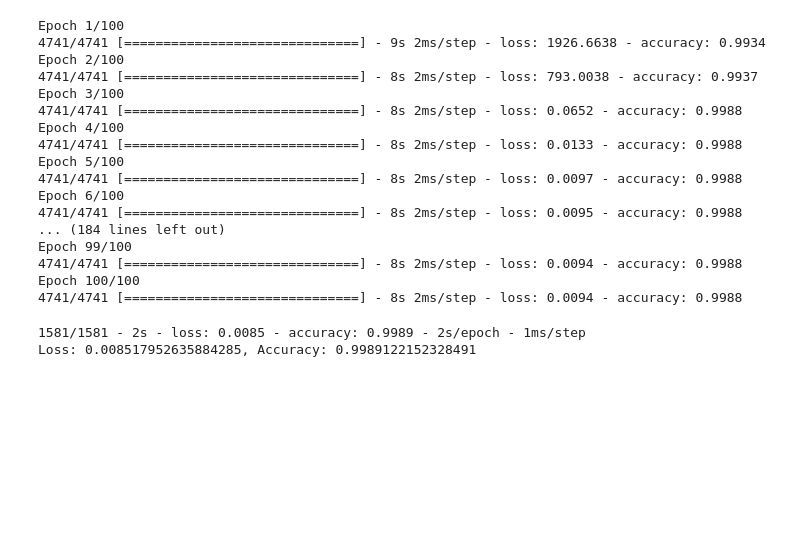
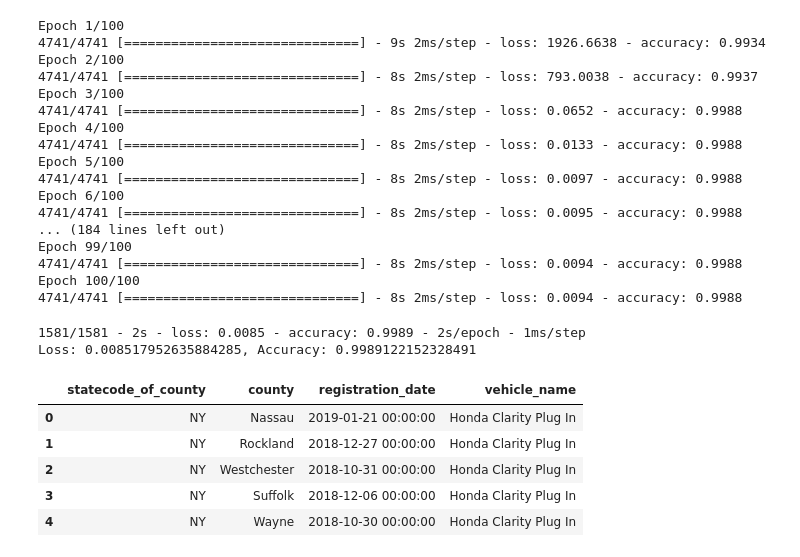
Before and after one commit to TSheridan01/Electric2, a Jupyter notebook: ML_Stations_Income.ipynb, the cells around one changed output. Saved outputs shown, nothing was run; the diff lists cells and outputs as text; code cells hidden in the pictures; blank space fills up the shorter version.

```diff
--- a/ML_Stations_Income.ipynb
+++ b/ML_Stations_Income.ipynb
@@ -281,3 +281,16 @@ print(f"Loss: {model_loss}, Accuracy: {model_accuracy}")
 # %% [output]
 1581/1581 - 2s - loss: 0.0085 - accuracy: 0.9989 - 2s/epoch - 1ms/step
 Loss: 0.008517952635884285, Accuracy: 0.9989122152328491
+# %%
+#read in EV registration table
+
+ev_registration_df = pd.read_csv('EV_registration.csv')
+
+ev_registration_df.head()
+# %% [output]
+|  | statecode_of_county | county | registration_date | vehicle_name |
+| 0 | NY | Nassau | 2019-01-21 00:00:00 | Honda Clarity Plug In |
+| 1 | NY | Rockland | 2018-12-27 00:00:00 | Honda Clarity Plug In |
+| 2 | NY | Westchester | 2018-10-31 00:00:00 | Honda Clarity Plug In |
+| 3 | NY | Suffolk | 2018-12-06 00:00:00 | Honda Clarity Plug In |
+| 4 | NY | Wayne | 2018-10-30 00:00:00 | Honda Clarity Plug In |
```
Also changed, not shown: parts of 4 cells of this notebook.
